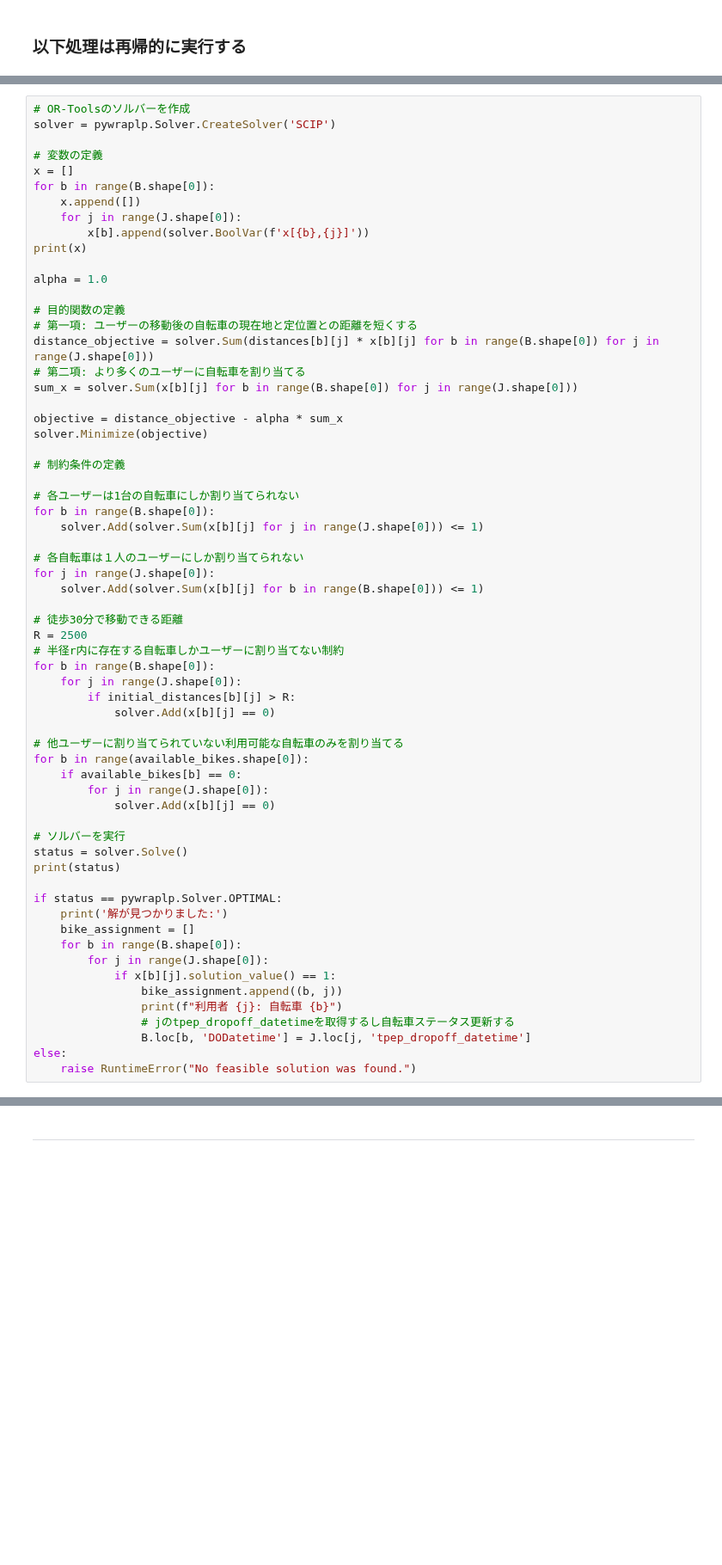
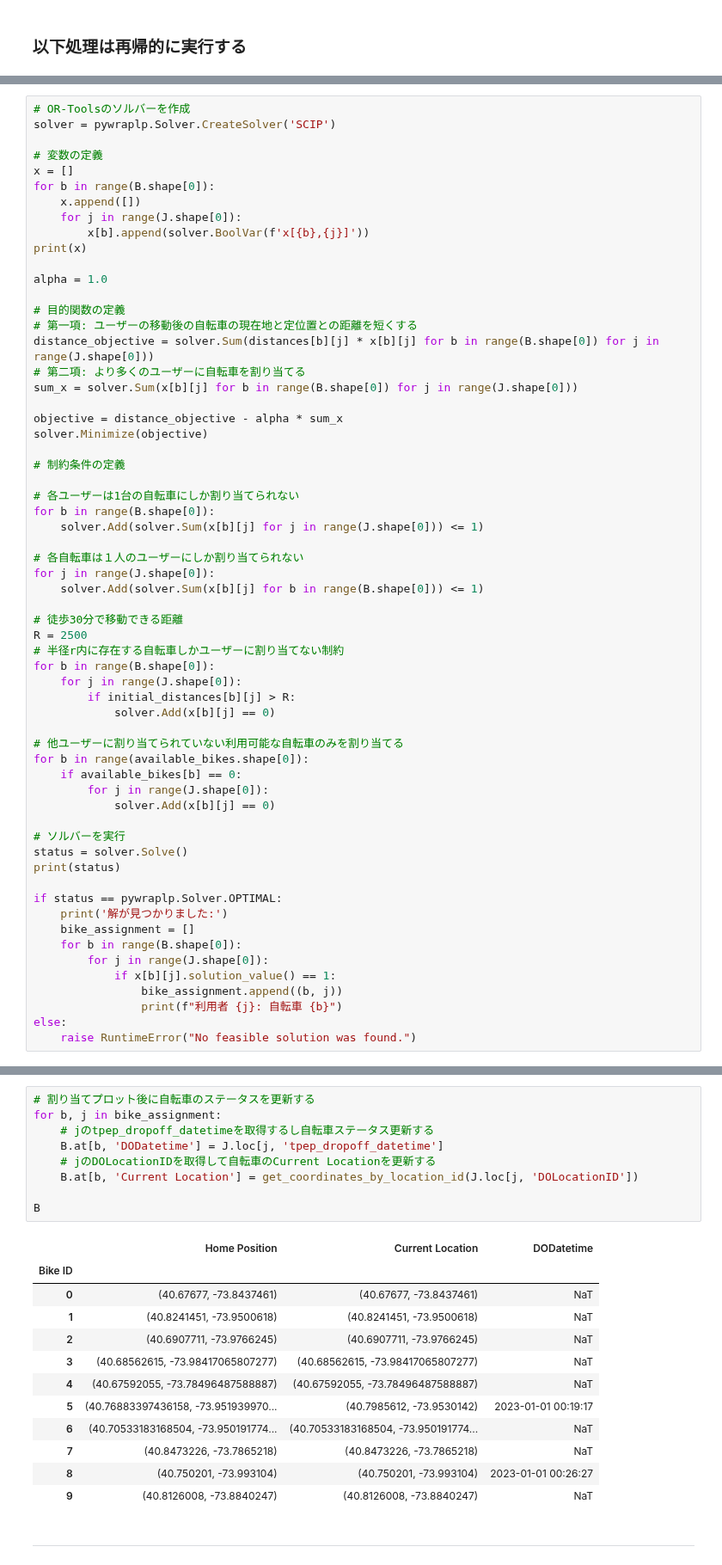
Before and after one commit to Koki-Kazaore/Research, a Jupyter notebook: googleColabEnv/bikeSharePerMinute/bikeSharePerMinute.ipynb, the cells around one changed output, grey strips where cells are left out. Shown at 86% size. Saved outputs shown, nothing was run; the diff lists cells and outputs as text; blank space fills up the shorter version.

Commit message:
自転車のCurrent Locationもユーザーが割り当てられるタイミングで更新するIssueに伴うipynbファイルの修正

```diff
--- a/googleColabEnv/bikeSharePerMinute/bikeSharePerMinute.ipynb
+++ b/googleColabEnv/bikeSharePerMinute/bikeSharePerMinute.ipynb
@@ -507,8 +507,6 @@ if status == pywraplp.Solver.OPTIMAL:
             if x[b][j].solution_value() == 1:
                 bike_assignment.append((b, j))
                 print(f"利用者 {j}: 自転車 {b}")
-                # jのtpep_dropoff_datetimeを取得するし自転車ステータス更新する
-                B.loc[b, 'DODatetime'] = J.loc[j, 'tpep_dropoff_datetime']
 else:
     raise RuntimeError("No feasible solution was found.")
 # %% [output]
@@ -523,6 +523,28 @@ print(bike_assignment)
 plot_result(bike_assignment, request_origins, current_locations, latitude_range, longitude_range)
 # %% [output]
 [interactive output not drawn]
+# %%
+# 割り当てプロット後に自転車のステータスを更新する
+for b, j in bike_assignment:
+    # jのtpep_dropoff_datetimeを取得するし自転車ステータス更新する
+    B.at[b, 'DODatetime'] = J.loc[j, 'tpep_dropoff_datetime']
+    # jのDOLocationIDを取得して自転車のCurrent Locationを更新する
+    B.at[b, 'Current Location'] = get_coordinates_by_location_id(J.loc[j, 'DOLocationID'])
+
+B
+# %% [output]
+|  | Home Position | Current Location | DODatetime |
+| Bike ID |  |  |  |
+| 0 | (40.67677, -73.8437461) | (40.67677, -73.8437461) | NaT |
+| 1 | (40.8241451, -73.9500618) | (40.8241451, -73.9500618) | NaT |
+| 2 | (40.6907711, -73.9766245) | (40.6907711, -73.9766245) | NaT |
+| 3 | (40.68562615, -73.98417065807277) | (40.68562615, -73.98417065807277) | NaT |
+| 4 | (40.67592055, -73.78496487588887) | (40.67592055, -73.78496487588887) | NaT |
+| 5 | (40.76883397436158, -73.951939970... | (40.7985612, -73.9530142) | 2023-01-01 00:19:17 |
+| 6 | (40.70533183168504, -73.950191774... | (40.70533183168504, -73.950191774... | NaT |
+| 7 | (40.8473226, -73.7865218) | (40.8473226, -73.7865218) | NaT |
+| 8 | (40.750201, -73.993104) | (40.750201, -73.993104) | 2023-01-01 00:26:27 |
+| 9 | (40.8126008, -73.8840247) | (40.8126008, -73.8840247) | NaT |
 # %% [markdown]
 
 
```
Also changed, not shown: parts of 3 cells of this notebook.
